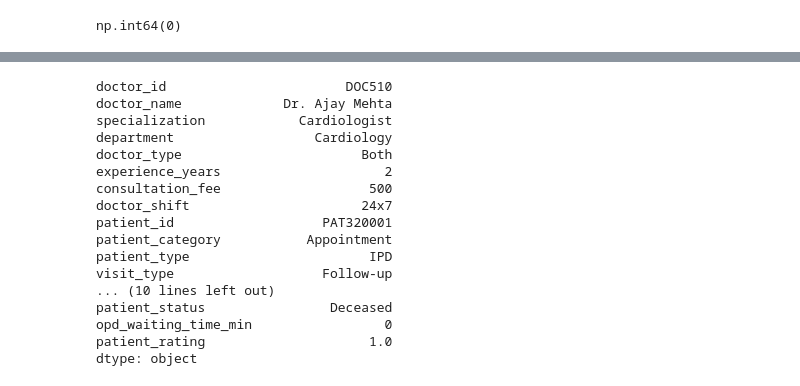
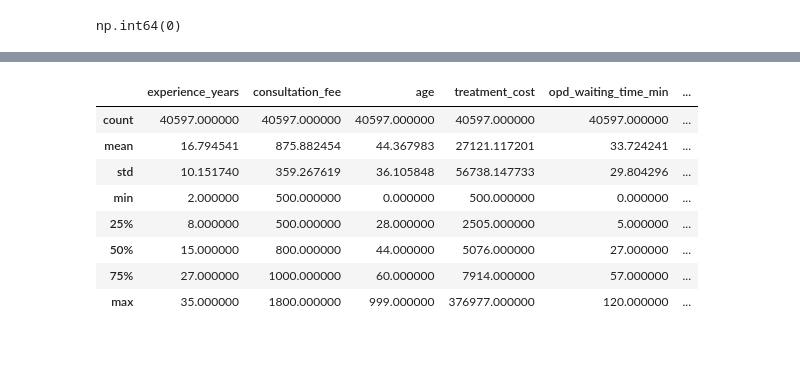
Before and after one commit to ajinkyabarapatre/CareFlow-Clinical-Pathway-Process-Mining, a Jupyter notebook: data.ipynb, the cells around one changed output, grey strips where cells are left out. Drawn from its saved outputs; the diff is of its cells as text; code cells hidden in the pictures; blank space fills up the shorter version.

```diff
--- a/data.ipynb
+++ b/data.ipynb
@@ -197,20 +222,20 @@ Name: treatment_cost, Length: 85, dtype: float64
+# %%
+hospital['blood_group'] = (
+        hospital['blood_group'].fillna('Unknown')
+)
+
+hospital['payment_method'] = (
+        hospital['payment_method'].fillna('Unknown')
+)
 # %%
-hospital.min()
+hospital.describe()
 # %% [output]
-doctor_id                       DOC510
-doctor_name             Dr. Ajay Mehta
-specialization            Cardiologist
-department                  Cardiology
-doctor_type                       Both
-experience_years                     2
-consultation_fee                   500
-doctor_shift                      24x7
-patient_id                   PAT320001
-patient_category           Appointment
-patient_type                       IPD
-visit_type                   Follow-up
-... (10 lines left out)
-patient_status                Deceased
-opd_waiting_time_min                 0
-patient_rating                     1.0
-dtype: object
+|  | experience_years | consultation_fee | age | treatment_cost | opd_waiting_time_min | ... |
+| count | 40597.000000 | 40597.000000 | 40597.000000 | 40597.000000 | 40597.000000 | ... |
+| mean | 16.794541 | 875.882454 | 44.367983 | 27121.117201 | 33.724241 | ... |
+| std | 10.151740 | 359.267619 | 36.105848 | 56738.147733 | 29.804296 | ... |
+| min | 2.000000 | 500.000000 | 0.000000 | 500.000000 | 0.000000 | ... |
+| 25% | 8.000000 | 500.000000 | 28.000000 | 2505.000000 | 5.000000 | ... |
+| 50% | 15.000000 | 800.000000 | 44.000000 | 5076.000000 | 27.000000 | ... |
+| 75% | 27.000000 | 1000.000000 | 60.000000 | 7914.000000 | 57.000000 | ... |
+| max | 35.000000 | 1800.000000 | 999.000000 | 376977.000000 | 120.000000 | ... |
```
Also changed, not shown: parts of 23 cells of this notebook.
